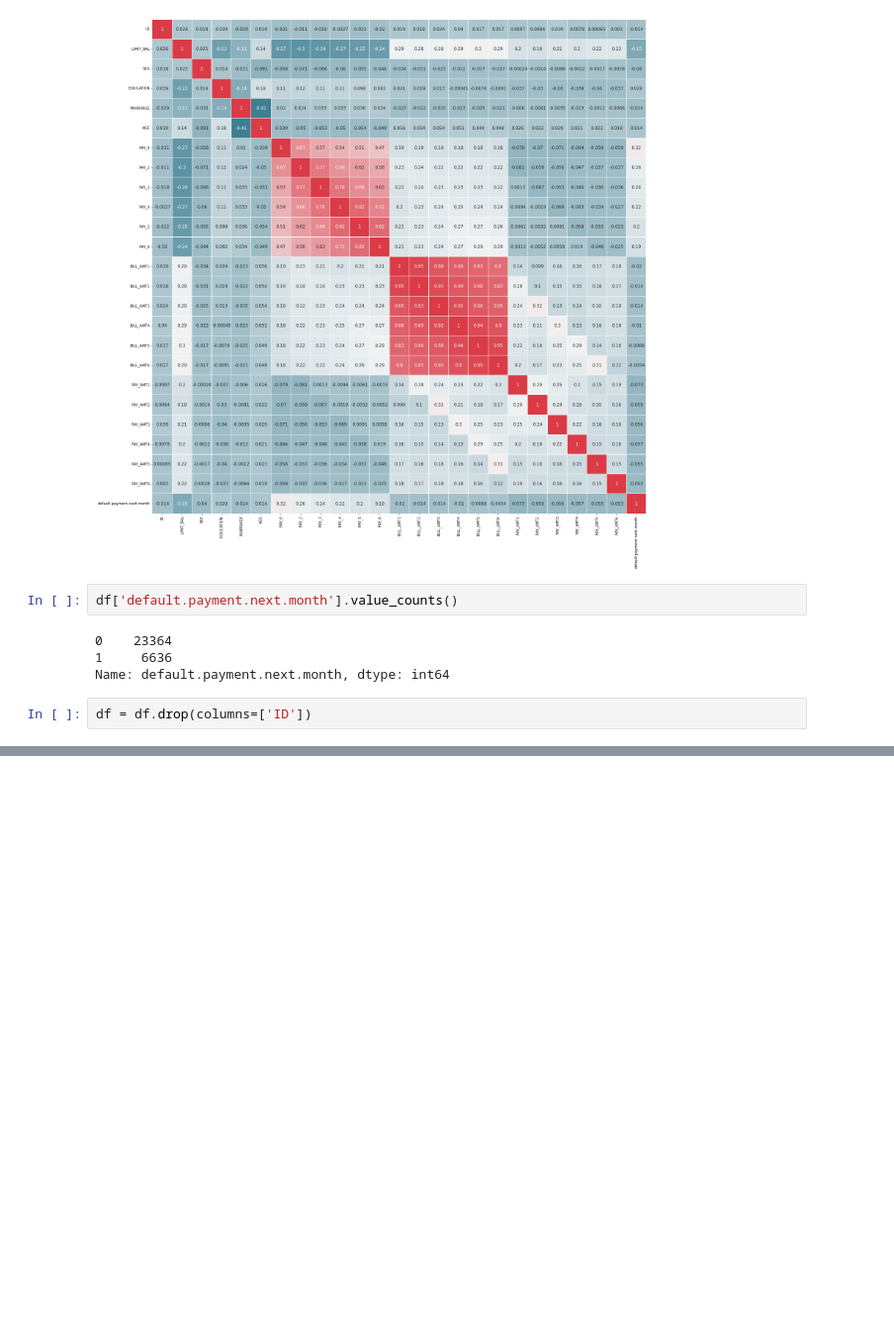
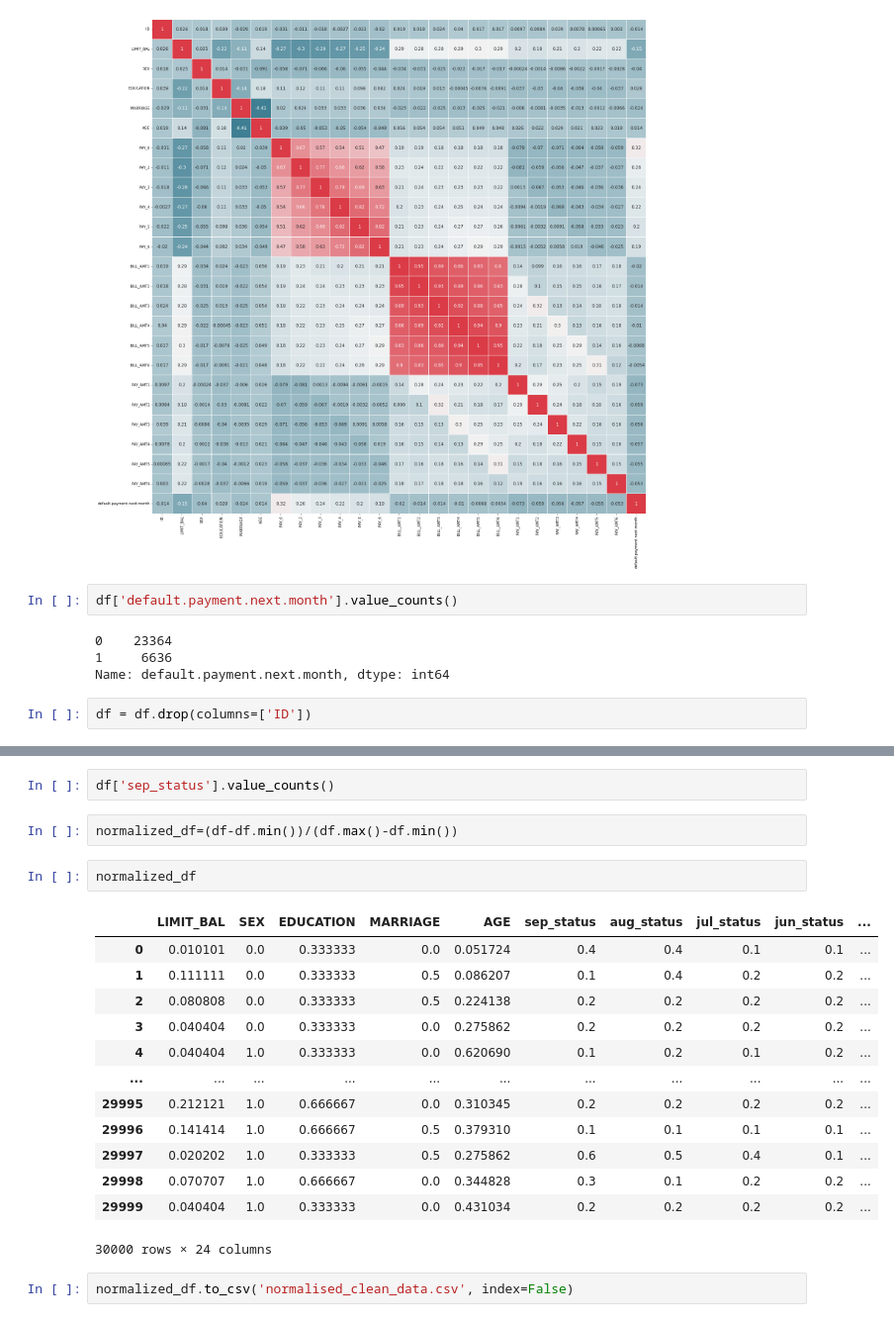
Before and after one commit to EMAT31530/ai-group-project-group-28, a Jupyter notebook: Taiwan Credit Card/Taiwan Data.ipynb, the cells around one changed output, grey strips where cells are left out. Shown: that part at 99% size. Drawn from its saved outputs; the diff is of its cells as text; blank space fills up the shorter version.

Commit message:
cleaning

```diff
--- a/Taiwan Credit Card/Taiwan Data.ipynb
+++ b/Taiwan Credit Card/Taiwan Data.ipynb
@@ -102,0 +140,22 @@ Name: SEX, Length: 30000, dtype: int64
+# %%
+df['sep_status'].value_counts()
+# %%
+normalized_df=(df-df.min())/(df.max()-df.min())
+# %%
+normalized_df
+# %% [output]
+|  | LIMIT_BAL | SEX | EDUCATION | MARRIAGE | AGE | sep_status | aug_status | jul_status | jun_status | ... |
+| 0 | 0.010101 | 0.0 | 0.333333 | 0.0 | 0.051724 | 0.4 | 0.4 | 0.1 | 0.1 | ... |
+| 1 | 0.111111 | 0.0 | 0.333333 | 0.5 | 0.086207 | 0.1 | 0.4 | 0.2 | 0.2 | ... |
+| 2 | 0.080808 | 0.0 | 0.333333 | 0.5 | 0.224138 | 0.2 | 0.2 | 0.2 | 0.2 | ... |
+| 3 | 0.040404 | 0.0 | 0.333333 | 0.0 | 0.275862 | 0.2 | 0.2 | 0.2 | 0.2 | ... |
+| 4 | 0.040404 | 1.0 | 0.333333 | 0.0 | 0.620690 | 0.1 | 0.2 | 0.1 | 0.2 | ... |
+| ... | ... | ... | ... | ... | ... | ... | ... | ... | ... | ... |
+| 29995 | 0.212121 | 1.0 | 0.666667 | 0.0 | 0.310345 | 0.2 | 0.2 | 0.2 | 0.2 | ... |
+| 29996 | 0.141414 | 1.0 | 0.666667 | 0.5 | 0.379310 | 0.1 | 0.1 | 0.1 | 0.1 | ... |
+| 29997 | 0.020202 | 1.0 | 0.333333 | 0.5 | 0.275862 | 0.6 | 0.5 | 0.4 | 0.1 | ... |
+| 29998 | 0.070707 | 1.0 | 0.666667 | 0.0 | 0.344828 | 0.3 | 0.1 | 0.2 | 0.2 | ... |
+| 29999 | 0.040404 | 1.0 | 0.333333 | 0.0 | 0.431034 | 0.2 | 0.2 | 0.2 | 0.2 | ... |
+30000 rows × 24 columns
+# %%
+normalized_df.to_csv('normalised_clean_data.csv', index=False)
```
Also changed, not shown: parts of 7 cells of this notebook, 1 other file.
